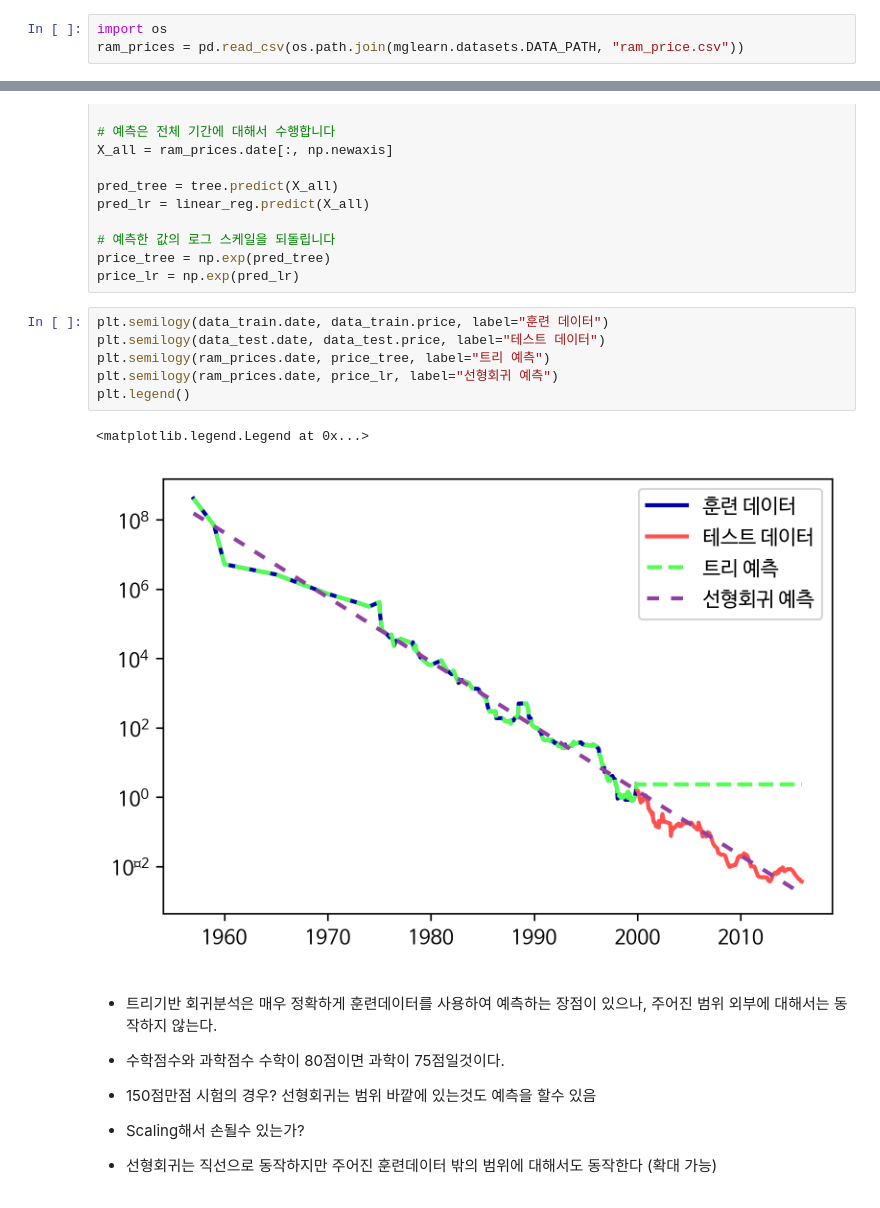
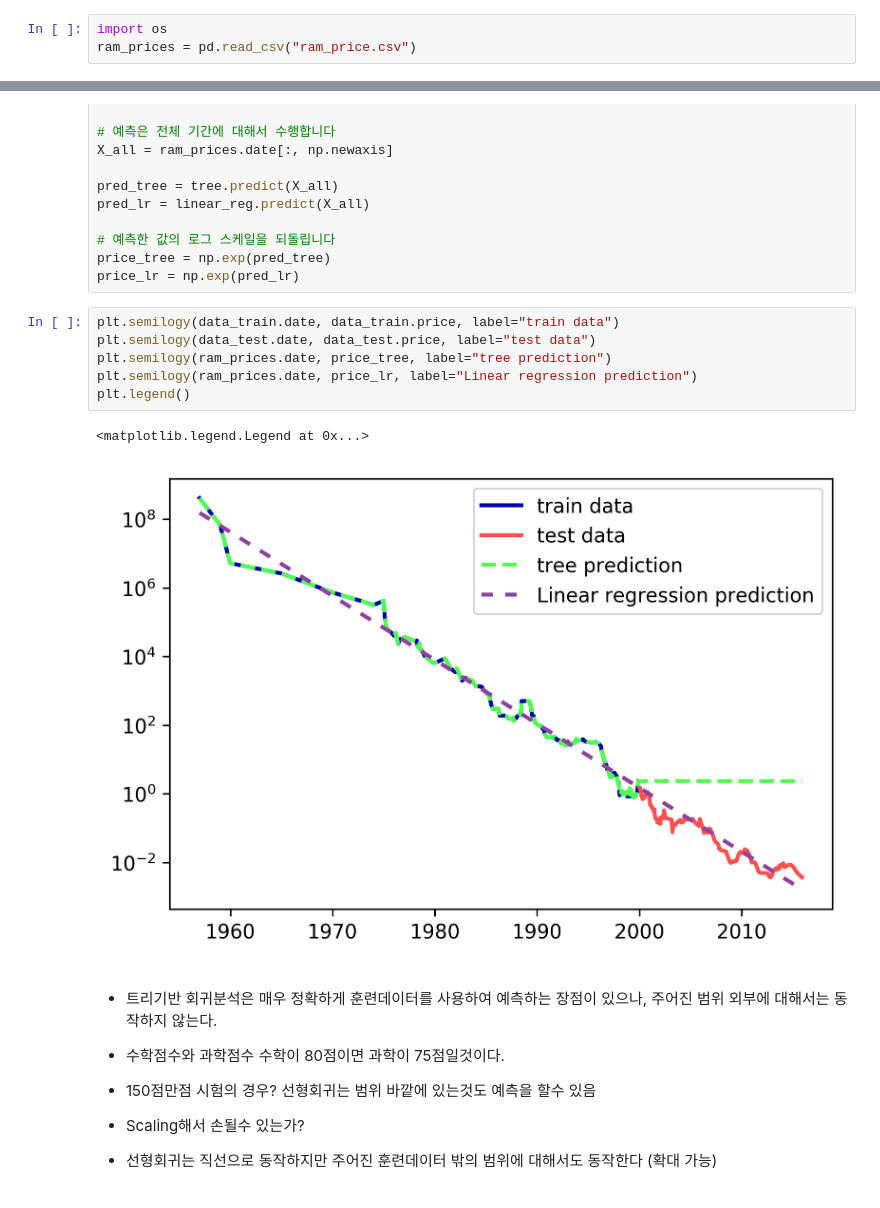
Before and after one commit to lilinkhu/kasit, a Jupyter notebook: u3.ipynb, the cells around one changed output, grey strips where cells are left out. Saved outputs shown, nothing was run; the diff lists cells and outputs as text.

```diff
--- a/u3.ipynb
+++ b/u3.ipynb
@@ -170,7 +169,7 @@ Feature importances: [0. 1.]
 - 결정 트리를 회귀분석에 사용할 수 있다. 그런데 주의할 것은 훈련데이터로 주어진 샘플의 범위를 벗어나는 구간은 회귀분석을 할 수 없다 (extrapolation이 동작하지 않는다)
 # %%
 import os
-ram_prices = pd.read_csv(os.path.join(mglearn.datasets.DATA_PATH, "ram_price.csv"))
+ram_prices = pd.read_csv("ram_price.csv")
 # %%
 ram_prices
 # %% [output]
@@ -233,14 +232,14 @@ pred_lr = linear_reg.predict(X_all)
 price_tree = np.exp(pred_tree)
 price_lr = np.exp(pred_lr)
 # %%
-plt.semilogy(data_train.date, data_train.price, label="훈련 데이터")
-plt.semilogy(data_test.date, data_test.price, label="테스트 데이터")
-plt.semilogy(ram_prices.date, price_tree, label="트리 예측")
-plt.semilogy(ram_prices.date, price_lr, label="선형회귀 예측")
+plt.semilogy(data_train.date, data_train.price, label="train data")
+plt.semilogy(data_test.date, data_test.price, label="test data")
+plt.semilogy(ram_prices.date, price_tree, label="tree prediction")
+plt.semilogy(ram_prices.date, price_lr, label="Linear regression prediction")
 plt.legend()
 # %% [output]
 <matplotlib.legend.Legend at 0x...>
-[figure, old version]
+[figure, new version]
 # %% [markdown]
 - 트리기반 회귀분석은 매우 정확하게 훈련데이터를 사용하여 예측하는 장점이 있으나, 주어진 범위 외부에 대해서는 동작하지 않는다.
 - 수학점수와 과학점수 수학이 80점이면 과학이 75점일것이다.
```
Also changed, not shown: parts of 20 cells of this notebook.
